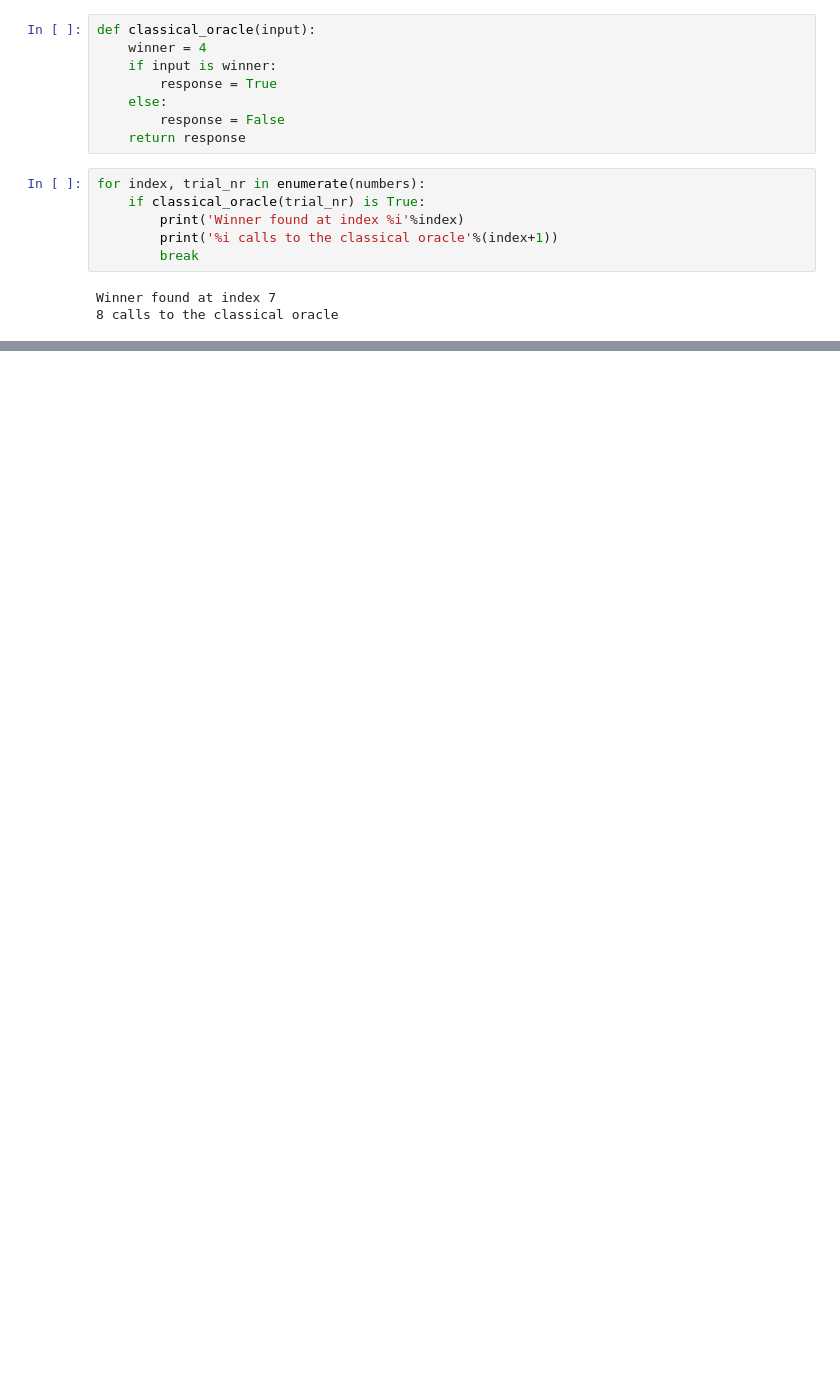
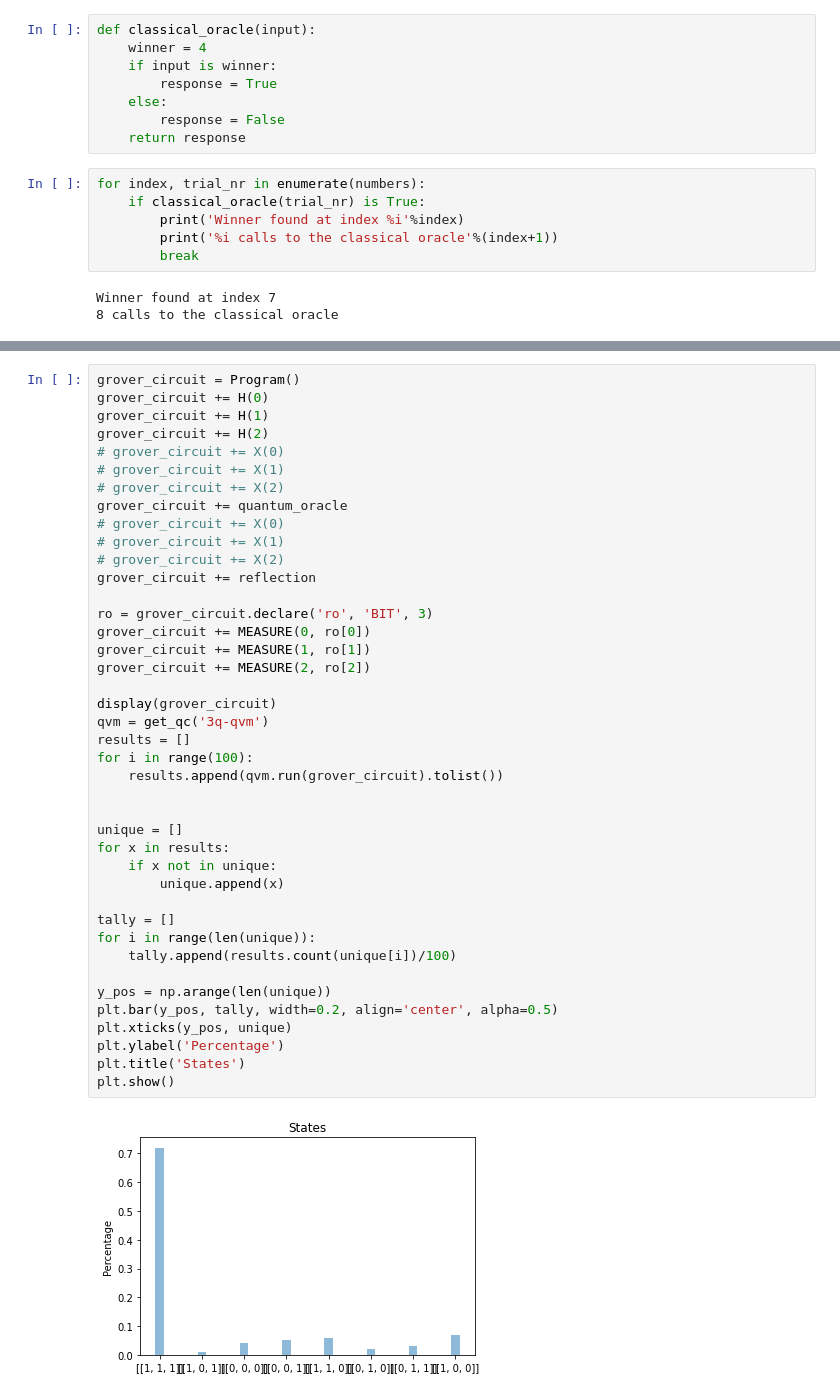
Before and after one commit to nvoitek/QC, a Jupyter notebook: Grovers/grovers-algorithm.ipynb, the cells around one changed output, grey strips where cells are left out. Cells and saved outputs as stored; diff of their text form; blank space fills up the shorter version.

```diff
--- a/Grovers/grovers-algorithm.ipynb
+++ b/Grovers/grovers-algorithm.ipynb
@@ -31,0 +88,43 @@ UnicodeDecodeError: 'utf-8' codec can't decode byte 0xbf in position 482: invali
+# %%
+grover_circuit = Program()
+grover_circuit += H(0)
+grover_circuit += H(1)
+grover_circuit += H(2)
+# grover_circuit += X(0)
+# grover_circuit += X(1)
+# grover_circuit += X(2)
+grover_circuit += quantum_oracle
+# grover_circuit += X(0)
+# grover_circuit += X(1)
+# grover_circuit += X(2)
+grover_circuit += reflection
+
+ro = grover_circuit.declare('ro', 'BIT', 3)
+grover_circuit += MEASURE(0, ro[0])
+grover_circuit += MEASURE(1, ro[1])
+grover_circuit += MEASURE(2, ro[2])
+
+display(grover_circuit)
+qvm = get_qc('3q-qvm')
+results = []
+for i in range(100):
+    results.append(qvm.run(grover_circuit).tolist())
+
+
+unique = []
+for x in results:
+    if x not in unique:
+        unique.append(x)
+
+tally = []
+for i in range(len(unique)):
+    tally.append(results.count(unique[i])/100)
+
+y_pos = np.arange(len(unique))
+plt.bar(y_pos, tally, width=0.2, align='center', alpha=0.5)
+plt.xticks(y_pos, unique)
+plt.ylabel('Percentage')
+plt.title('States')
+plt.show()
+# %% [output]
+[figure, added]
```
Also changed, not shown: parts of 7 cells of this notebook, 2 other files.
